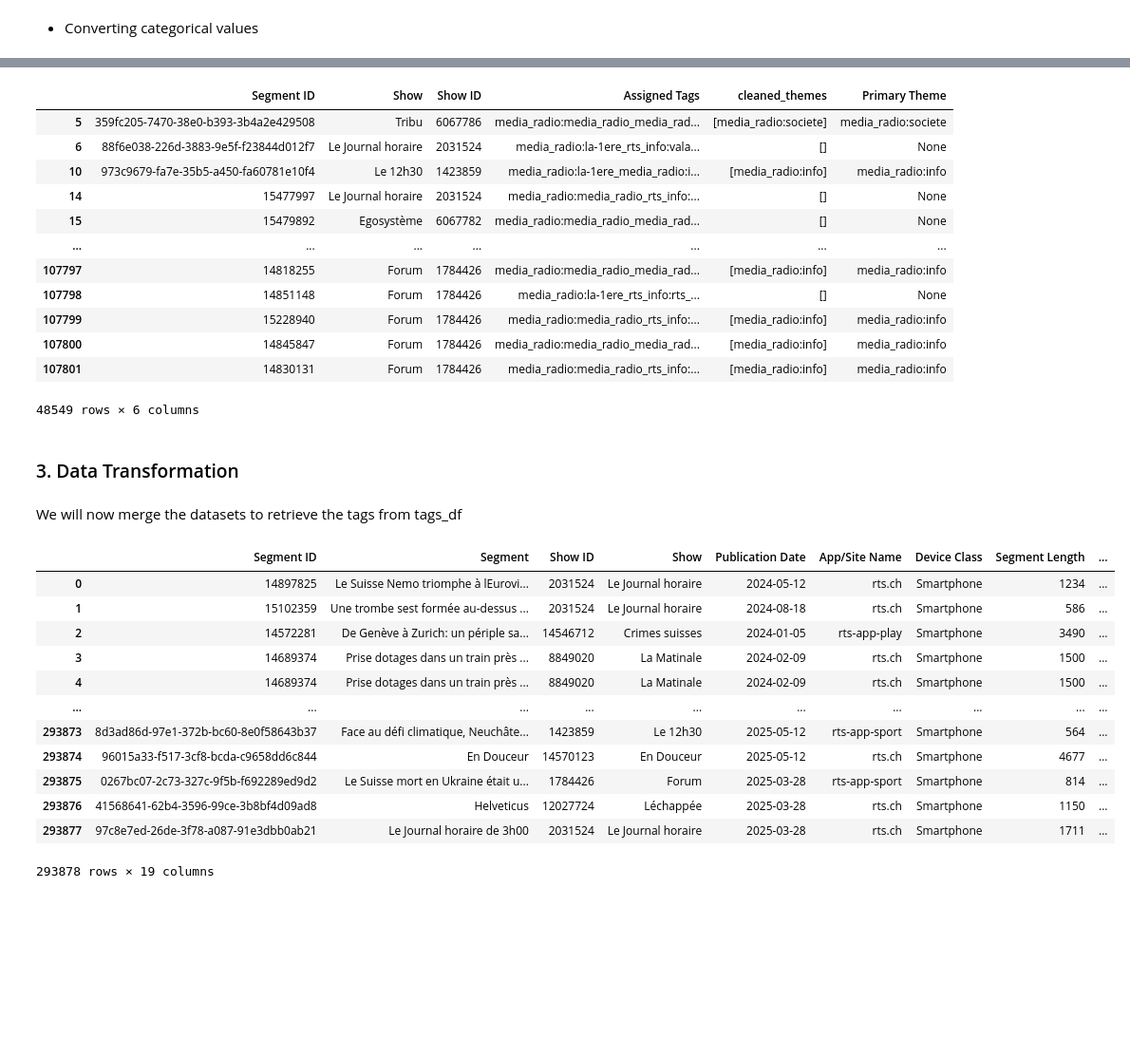
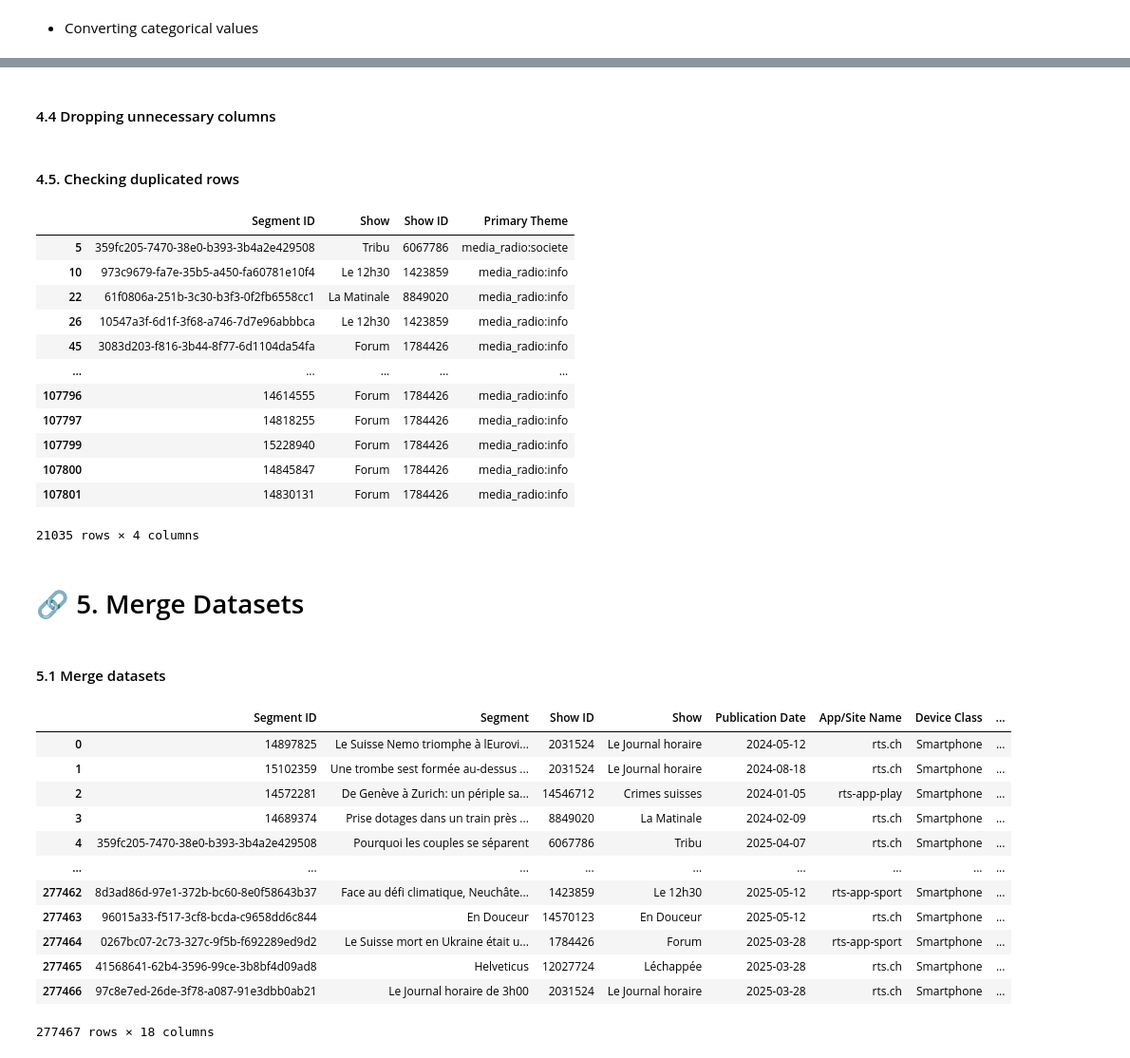
Before and after one commit to hugodup/rts-data-analyst-case, a Jupyter notebook: notebooks/rts_analysis.ipynb, the cells around one changed output, grey strips where cells are left out. Shown at 95% size. Saved outputs shown, nothing was run; the diff lists cells and outputs as text; code cells hidden in the pictures; blank space fills up the shorter version.

```diff
--- a/notebooks/rts_analysis.ipynb
+++ b/notebooks/rts_analysis.ipynb
@@ -469,5 +409,5 @@ def match_valid_tags_in_string(tag_string, valid_tags):
     return [tag for tag in valid_tags if tag in tag_string]
 # %%
 # Apply the matching function
-tags_df.loc[:,'cleaned_themes'] = tags_df['Assigned Tags'].apply(lambda x: match_valid_tags_in_string(x, valid_tags))
-tags_df.loc[:,'Primary Theme'] = tags_df['cleaned_themes'].apply(lambda tags: tags[0] if tags else None)
+tags_df['cleaned_themes'] = tags_df['Assigned Tags'].apply(lambda x: match_valid_tags_in_string(x, valid_tags))
+tags_df['Primary Theme'] = tags_df['cleaned_themes'].apply(lambda tags: tags[0] if tags else None)
@@ -504,19 +432,29 @@ Otherwise we could explode to multi-theme rows, but show could be repeated among
+# %%
+# Drop all the empty 'Primary Theme' as we could not retrieve the needed ones
+tags_df = tags_df.dropna(subset=['Primary Theme'])
+# %% [markdown]
+#### 4.4 Dropping unnecessary columns
 # %%
-# Drop column 'cleaned themes' as it was to check the extractions
-# tags_df = tags_df.drop("cleaned_themes", axis=1)
+# Drop column 'Assigned Tags' and 'cleaned themes' as it was to check the extractions
+tags_df = tags_df.drop(["Assigned Tags", "cleaned_themes"], axis=1)
+# %% [markdown]
+#### 4.5. Checking duplicated rows
+# %%
+# Remove duplicated rows and keeping the first time the tag was assigned
+tags_df = tags_df.drop_duplicates(subset=['Segment ID', 'Show', 'Show ID'], keep='first')
 # %%
 tags_df
 # %% [output]
-|  | Segment ID | Show | Show ID | Assigned Tags | cleaned_themes | Primary Theme |
-| 5 | 359fc205-7470-38e0-b393-3b4a2e429508 | Tribu | 6067786 | media_radio:media_radio_media_rad... | [media_radio:societe] | media_radio:societe |
-| 6 | 88f6e038-226d-3883-9e5f-f23844d012f7 | Le Journal horaire | 2031524 | media_radio:la-1ere_rts_info:vala... | [] | None |
-| 10 | 973c9679-fa7e-35b5-a450-fa60781e10f4 | Le 12h30 | 1423859 | media_radio:la-1ere_media_radio:i... | [media_radio:info] | media_radio:info |
-| 14 | 15477997 | Le Journal horaire | 2031524 | media_radio:media_radio_rts_info:... | [] | None |
-| 15 | 15479892 | Egosystème | 6067782 | media_radio:media_radio_media_rad... | [] | None |
-| ... | ... | ... | ... | ... | ... | ... |
-| 107797 | 14818255 | Forum | 1784426 | media_radio:media_radio_media_rad... | [media_radio:info] | media_radio:info |
-| 107798 | 14851148 | Forum | 1784426 | media_radio:la-1ere_rts_info:rts_... | [] | None |
-| 107799 | 15228940 | Forum | 1784426 | media_radio:media_radio_rts_info:... | [media_radio:info] | media_radio:info |
-| 107800 | 14845847 | Forum | 1784426 | media_radio:media_radio_media_rad... | [media_radio:info] | media_radio:info |
-| 107801 | 14830131 | Forum | 1784426 | media_radio:media_radio_rts_info:... | [media_radio:info] | media_radio:info |
+|  | Segment ID | Show | Show ID | Primary Theme |
+| 5 | 359fc205-7470-38e0-b393-3b4a2e429508 | Tribu | 6067786 | media_radio:societe |
+| 10 | 973c9679-fa7e-35b5-a450-fa60781e10f4 | Le 12h30 | 1423859 | media_radio:info |
+| 22 | 61f0806a-251b-3c30-b3f3-0f2fb6558cc1 | La Matinale | 8849020 | media_radio:info |
+| 26 | 10547a3f-6d1f-3f68-a746-7d7e96abbbca | Le 12h30 | 1423859 | media_radio:info |
+| 45 | 3083d203-f816-3b44-8f77-6d1104da54fa | Forum | 1784426 | media_radio:info |
+| ... | ... | ... | ... | ... |
+| 107796 | 14614555 | Forum | 1784426 | media_radio:info |
+| 107797 | 14818255 | Forum | 1784426 | media_radio:info |
+| 107799 | 15228940 | Forum | 1784426 | media_radio:info |
+| 107800 | 14845847 | Forum | 1784426 | media_radio:info |
+| 107801 | 14830131 | Forum | 1784426 | media_radio:info |
-48549 rows × 6 columns
+21035 rows × 4 columns
@@ -523,27 +463,26 @@ tags_df
 # %% [markdown]
-### 3. Data Transformation
+# 🔗 5. Merge Datasets
 # %% [markdown]
-We will now merge the datasets to retrieve the tags from tags_df
+#### 5.1 Merge datasets
 # %%
 # Merge datasets on "Segment ID"
 # many-to-one method as we have multiple Segment ID due to "App/Site Name" & "Device Class"
-merged_df = pd.merge(metrics_df, tags_df[['Segment ID', 'Assigned Tags', 'Primary Theme']],
-                     left_on='Segment ID', right_on='Segment ID',
-                     how='left')
+merged_df = pd.merge(metrics_df, tags_df[['Segment ID', 'Primary Theme']],
+                     on='Segment ID', how='left')
 
 # Check merge results
 merged_df
 # %% [output]
-|  | Segment ID | Segment | Show ID | Show | Publication Date | App/Site Name | Device Class | Segment Length | ... |
-| 0 | 14897825 | Le Suisse Nemo triomphe à lEurovi... | 2031524 | Le Journal horaire | 2024-05-12 | rts.ch | Smartphone | 1234 | ... |
-| 1 | 15102359 | Une trombe sest formée au-dessus ... | 2031524 | Le Journal horaire | 2024-08-18 | rts.ch | Smartphone | 586 | ... |
-| 2 | 14572281 | De Genève à Zurich: un périple sa... | 14546712 | Crimes suisses | 2024-01-05 | rts-app-play | Smartphone | 3490 | ... |
-| 3 | 14689374 | Prise dotages dans un train près ... | 8849020 | La Matinale | 2024-02-09 | rts.ch | Smartphone | 1500 | ... |
-| 4 | 14689374 | Prise dotages dans un train près ... | 8849020 | La Matinale | 2024-02-09 | rts.ch | Smartphone | 1500 | ... |
-| ... | ... | ... | ... | ... | ... | ... | ... | ... | ... |
-| 293873 | 8d3ad86d-97e1-372b-bc60-8e0f58643b37 | Face au défi climatique, Neuchâte... | 1423859 | Le 12h30 | 2025-05-12 | rts-app-sport | Smartphone | 564 | ... |
-| 293874 | 96015a33-f517-3cf8-bcda-c9658dd6c844 | En Douceur | 14570123 | En Douceur | 2025-05-12 | rts.ch | Smartphone | 4677 | ... |
-| 293875 | 0267bc07-2c73-327c-9f5b-f692289ed9d2 | Le Suisse mort en Ukraine était u... | 1784426 | Forum | 2025-03-28 | rts-app-sport | Smartphone | 814 | ... |
-| 293876 | 41568641-62b4-3596-99ce-3b8bf4d09ad8 | Helveticus | 12027724 | Léchappée | 2025-03-28 | rts.ch | Smartphone | 1150 | ... |
-| 293877 | 97c8e7ed-26de-3f78-a087-91e3dbb0ab21 | Le Journal horaire de 3h00 | 2031524 | Le Journal horaire | 2025-03-28 | rts.ch | Smartphone | 1711 | ... |
+|  | Segment ID | Segment | Show ID | Show | Publication Date | App/Site Name | Device Class | ... |
+| 0 | 14897825 | Le Suisse Nemo triomphe à lEurovi... | 2031524 | Le Journal horaire | 2024-05-12 | rts.ch | Smartphone | ... |
+| 1 | 15102359 | Une trombe sest formée au-dessus ... | 2031524 | Le Journal horaire | 2024-08-18 | rts.ch | Smartphone | ... |
+| 2 | 14572281 | De Genève à Zurich: un périple sa... | 14546712 | Crimes suisses | 2024-01-05 | rts-app-play | Smartphone | ... |
+| 3 | 14689374 | Prise dotages dans un train près ... | 8849020 | La Matinale | 2024-02-09 | rts.ch | Smartphone | ... |
+| 4 | 359fc205-7470-38e0-b393-3b4a2e429508 | Pourquoi les couples se séparent | 6067786 | Tribu | 2025-04-07 | rts.ch | Smartphone | ... |
+| ... | ... | ... | ... | ... | ... | ... | ... | ... |
+| 277462 | 8d3ad86d-97e1-372b-bc60-8e0f58643b37 | Face au défi climatique, Neuchâte... | 1423859 | Le 12h30 | 2025-05-12 | rts-app-sport | Smartphone | ... |
+| 277463 | 96015a33-f517-3cf8-bcda-c9658dd6c844 | En Douceur | 14570123 | En Douceur | 2025-05-12 | rts.ch | Smartphone | ... |
+| 277464 | 0267bc07-2c73-327c-9f5b-f692289ed9d2 | Le Suisse mort en Ukraine était u... | 1784426 | Forum | 2025-03-28 | rts-app-sport | Smartphone | ... |
+| 277465 | 41568641-62b4-3596-99ce-3b8bf4d09ad8 | Helveticus | 12027724 | Léchappée | 2025-03-28 | rts.ch | Smartphone | ... |
+| 277466 | 97c8e7ed-26de-3f78-a087-91e3dbb0ab21 | Le Journal horaire de 3h00 | 2031524 | Le Journal horaire | 2025-03-28 | rts.ch | Smartphone | ... |
-293878 rows × 19 columns
+277467 rows × 18 columns
```
Also changed, not shown: parts of 59 cells of this notebook, 2 other files.
